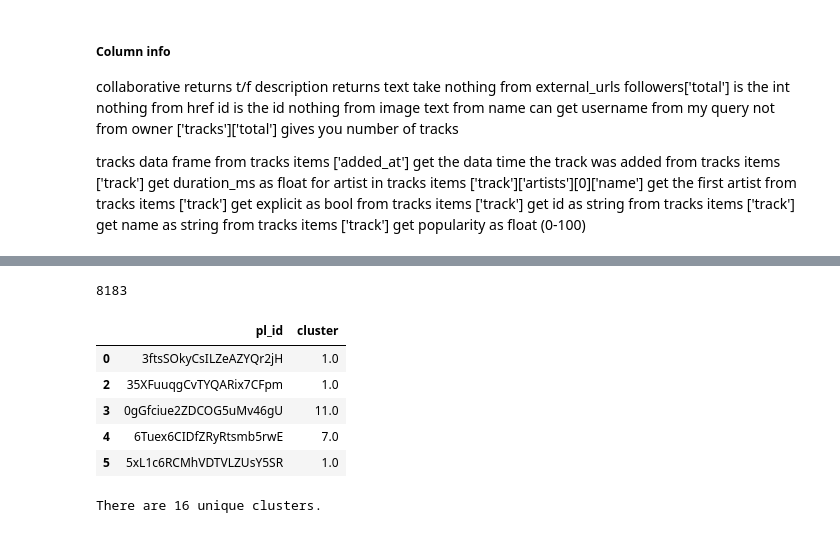
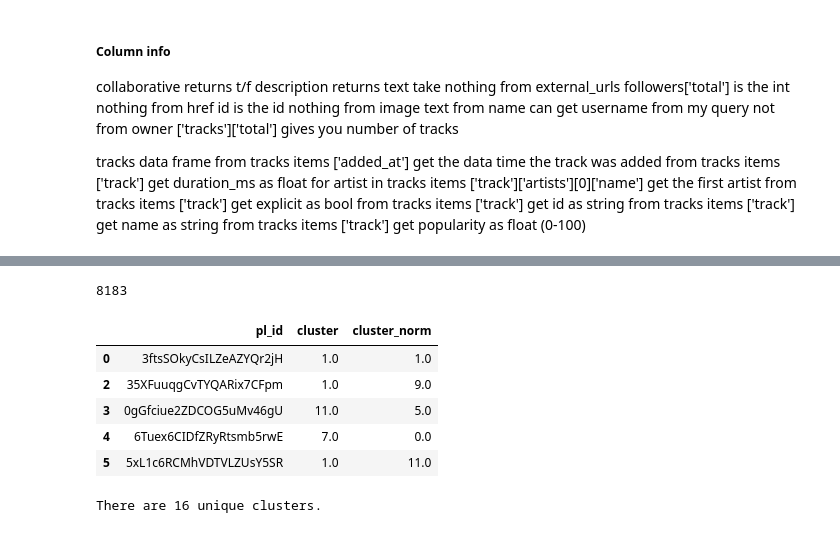
Before and after one commit to ac209-project/ac209-project, a Jupyter notebook: users_playground.ipynb, the cells around one changed output, grey strips where cells are left out. Cells and saved outputs as stored; diff of their text form; code cells hidden in the pictures.

```diff
--- a/users_playground.ipynb
+++ b/users_playground.ipynb
@@ -70,16 +70,16 @@ Index(['trk_added_at', 'art_name', 'trk_duration', 'explicit', 'trk_id',
       dtype='object')
 # %%
-pl_clusters = current_df[['pl_id','cluster']].drop_duplicates()
+pl_clusters = current_df[['pl_id','cluster','cluster_norm']].drop_duplicates()
 print(len(pl_clusters))
 pl_clusters.head()
 # %% [output]
 8183
-|  | pl_id | cluster |
-| 0 | 3ftsSOkyCsILZeAZYQr2jH | 1.0 |
-| 2 | 35XFuuqgCvTYQARix7CFpm | 1.0 |
-| 3 | 0gGfciue2ZDCOG5uMv46gU | 11.0 |
-| 4 | 6Tuex6CIDfZRyRtsmb5rwE | 7.0 |
-| 5 | 5xL1c6RCMhVDTVLZUsY5SR | 1.0 |
+|  | pl_id | cluster | cluster_norm |
+| 0 | 3ftsSOkyCsILZeAZYQr2jH | 1.0 | 1.0 |
+| 2 | 35XFuuqgCvTYQARix7CFpm | 1.0 | 9.0 |
+| 3 | 0gGfciue2ZDCOG5uMv46gU | 11.0 | 5.0 |
+| 4 | 6Tuex6CIDfZRyRtsmb5rwE | 7.0 | 0.0 |
+| 5 | 5xL1c6RCMhVDTVLZUsY5SR | 1.0 | 11.0 |
 # %%
 print('There are',len(set(pl_clusters['cluster'])),'unique clusters.')
 # %% [output]
```
Also changed, not shown: parts of 2 cells of this notebook, 13 other files.
